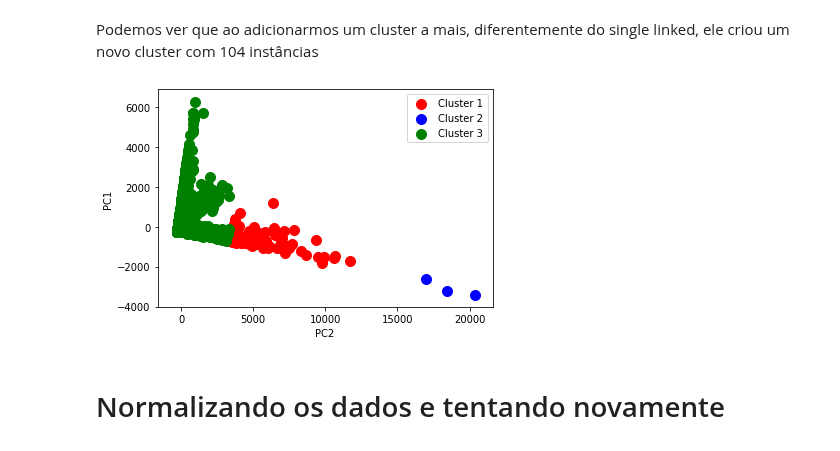
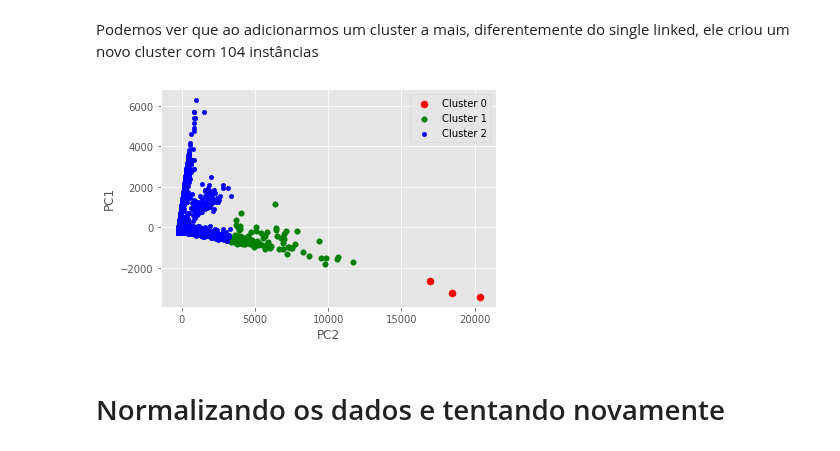
Before and after one commit to ItamarRocha/Machine-Learning-and-Data-Analysis, a Jupyter notebook: live sellers/Hierarchical_livesellers.ipynb, the cells around one changed output. Cells and saved outputs as stored; diff of their text form; code cells hidden in the pictures.

```diff
--- a/live sellers/Hierarchical_livesellers.ipynb
+++ b/live sellers/Hierarchical_livesellers.ipynb
@@ -4,10 +4,9 @@
 import pandas as pd
 import numpy as np
 import matplotlib.pyplot as plt
+import matplotlib.style as style
 from datetime import datetime as dt
-%matplotlib inline
-#import mpld3
-#mpld3.enable_notebook()
+style.use('ggplot')
 # %%
 #importando dataset e dropando colunas vazias e sem informação útil
 dataset = pd.read_csv("Live.csv").drop(columns = {'status_id','Column1','Column2','Column3','Column4'})
@@ -170,15 +169,15 @@ dtype: int64
 # %% [markdown]
 Podemos ver que ao adicionarmos um cluster a mais, diferentemente do single linked, ele criou um novo cluster com 104 instâncias
 # %%
-plt.scatter(X[y_hc_link == 0, 0], X[y_hc_link == 0, 1], s = 100, c = 'red', label = 'Cluster 1')
-plt.scatter(X[y_hc_link == 1, 0], X[y_hc_link == 1, 1], s = 100, c = 'blue', label = 'Cluster 2')
-plt.scatter(X[y_hc_link == 2, 0], X[y_hc_link == 2, 1], s = 100, c = 'green', label = 'Cluster 3')
+plt.scatter(X[y_hc_link == 1, 0], X[y_hc_link == 1, 1], s = 50, c = 'red', label = 'Cluster 0')
+plt.scatter(X[y_hc_link == 0, 0], X[y_hc_link == 0, 1], s = 30, c = 'green', label = 'Cluster 1')
+plt.scatter(X[y_hc_link == 2, 0], X[y_hc_link == 2, 1], s = 20, c = 'blue', label = 'Cluster 2')
 plt.xlabel('PC2')
 plt.ylabel('PC1')
 plt.legend()
 plt.show()
 # %% [output]
-[figure, old version]
+[figure, new version]
 # %% [markdown]
 # Normalizando os dados e tentando novamente
 # %%
```
Also changed, not shown: parts of 8 cells of this notebook, 3 other files.
